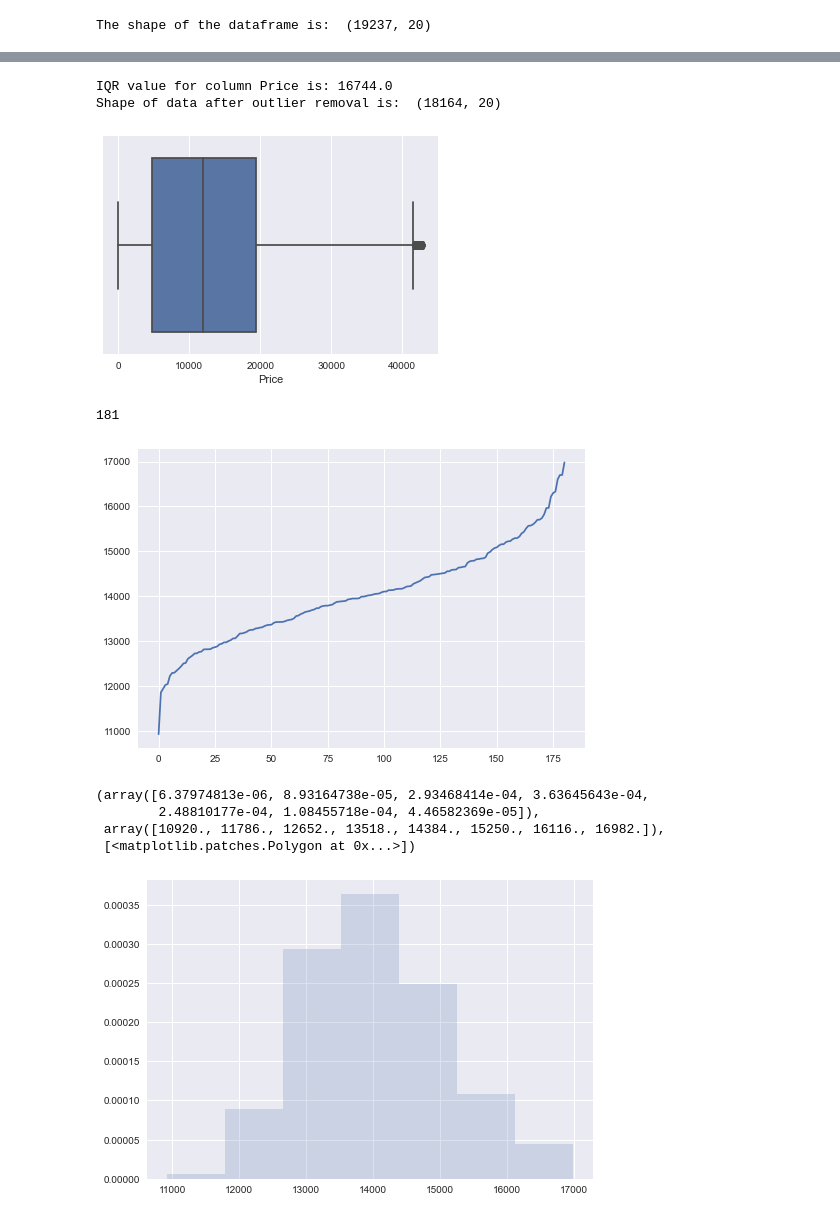
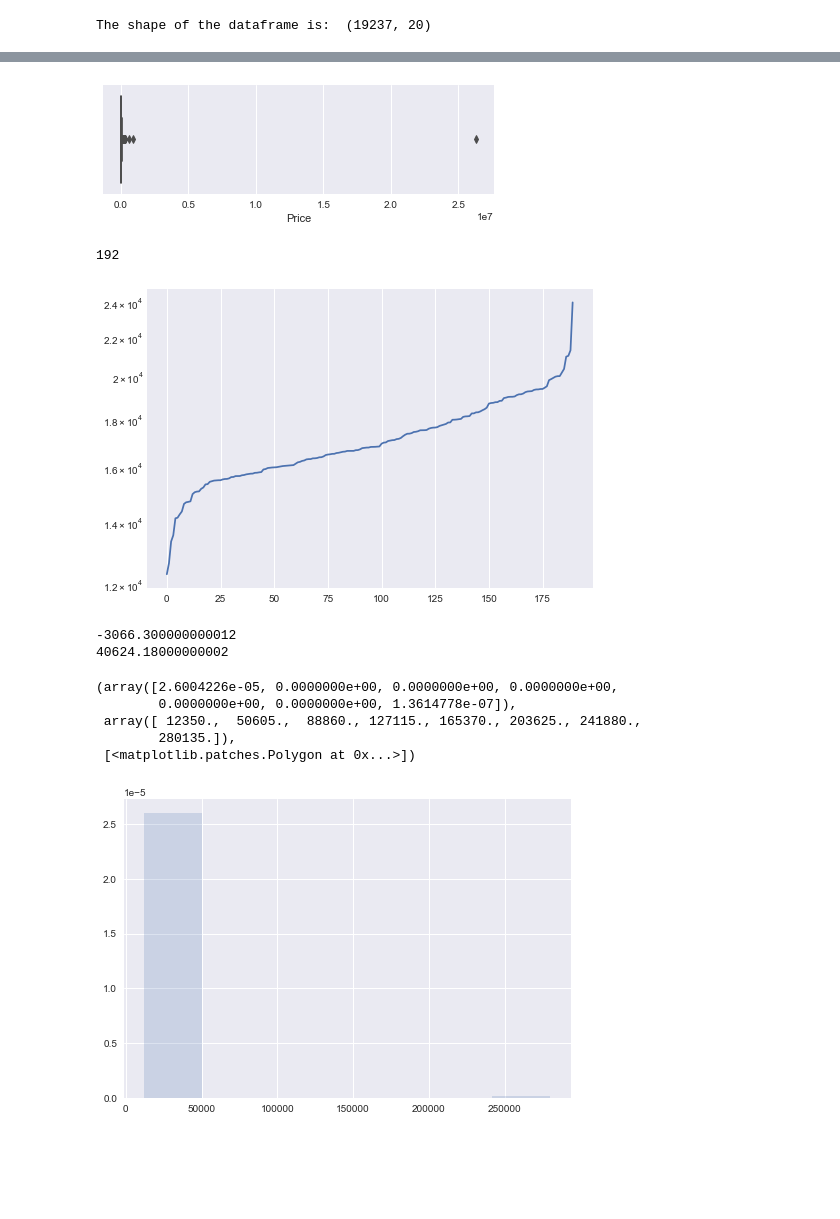
Before and after one commit to addsandwich/2022-msaai-500-final-project, a Jupyter notebook: notebooks/IQR-Attempt.ipynb, the cells around one changed output, grey strips where cells are left out. Cells and saved outputs as stored; diff of their text form; code cells hidden in the pictures; blank space fills up the shorter version.

Commit message:
Update data stuff

```diff
--- a/notebooks/IQR-Attempt.ipynb
+++ b/notebooks/IQR-Attempt.ipynb
@@ -35,8 +49,12 @@ plt.show()
 outlier_free_list=0
 filtered_data=0
 
+lower_range = 0
+upper_range = 0
+
 # Removing the outliers
 def removeOutliers(data, col):
+    sorted(data)
     Q3 = np.quantile(data[col], 0.75)
     Q1 = np.quantile(data[col], 0.25)
     IQR = Q3 - Q1
@@ -45,31 +63,32 @@ def removeOutliers(data, col):
     global outlier_free_list
     global filtered_data
 
+    global lower_range
+    global upper_range
+
     lower_range = Q1 - 1.5 * IQR
     upper_range = Q3 + 1.5 * IQR
     outlier_free_list = [x for x in data[col] if (
         (x > lower_range) & (x < upper_range))]
     filtered_data = data.loc[data[col].isin(outlier_free_list)]
+    return upper_range,lower_range
 
-
-
-removeOutliers(data, 'Price')
-
-
+#removeOutliers(data, 'Price')
 
 # Assigning filtered data back to our original variable
-data = filtered_data
-print("Shape of data after outlier removal is: ", data.shape)
+#data = filtered_data
+#print("Shape of data after outlier removal is: ", data.shape)
+#print("Lower Range ", lower_range)
+#print("Upper Range ", lower_range)
-# %% [output]
-IQR value for column Price is: 16744.0
-Shape of data after outlier removal is:  (18164, 20)
 # %%
-plt.figure(figsize=(6,4))
+plt.figure(figsize=(7,2))
 sns.boxplot(x=data['Price'])
 plt.show()
 # %% [output]
-[figure, old version]
+[figure, new version]
 # %%
+import math
+
 n = 100
 a = len(data)
 b = int(len(data)/n)
@@ -81,20 +100,34 @@ for i in range(b):
         x+= data.iloc[n*i+j]['Price']
     res.append(int(x/temp))
 res.sort()
-plt.plot(res)
+
+fig, ax = plt.subplots()
+ax.set_yscale('log')
+
+ax.plot(res[:-2])
 print(b)
 # %% [output]
-181
+192
-[figure, old version]
+[figure, new version]
+# %%
+#datacolumn = data["Price"]
+
+up, down = outlier_treatment(res)
+print(up)
+print(down)
+# %% [output]
+-3066.300000000012
+40624.18000000002
 # %%
 plt.hist(res, bins=7, density=True, histtype='stepfilled',
          alpha=0.2, label='histogram of data')
 # %% [output]
-(array([6.37974813e-06, 8.93164738e-05, 2.93468414e-04, 3.63645643e-04,
-        2.48810177e-04, 1.08455718e-04, 4.46582369e-05]),
- array([10920., 11786., 12652., 13518., 14384., 15250., 16116., 16982.]),
+(array([2.6004226e-05, 0.0000000e+00, 0.0000000e+00, 0.0000000e+00,
+        0.0000000e+00, 0.0000000e+00, 1.3614778e-07]),
+ array([ 12350.,  50605.,  88860., 127115., 165370., 203625., 241880.,
+        280135.]),
  [<matplotlib.patches.Polygon at 0x...>])
-[figure, old version]
+[figure, new version]
 # %%
 data
 cat = data.Model.unique()
```
Also changed, not shown: parts of 16 cells of this notebook, 3 other files.
